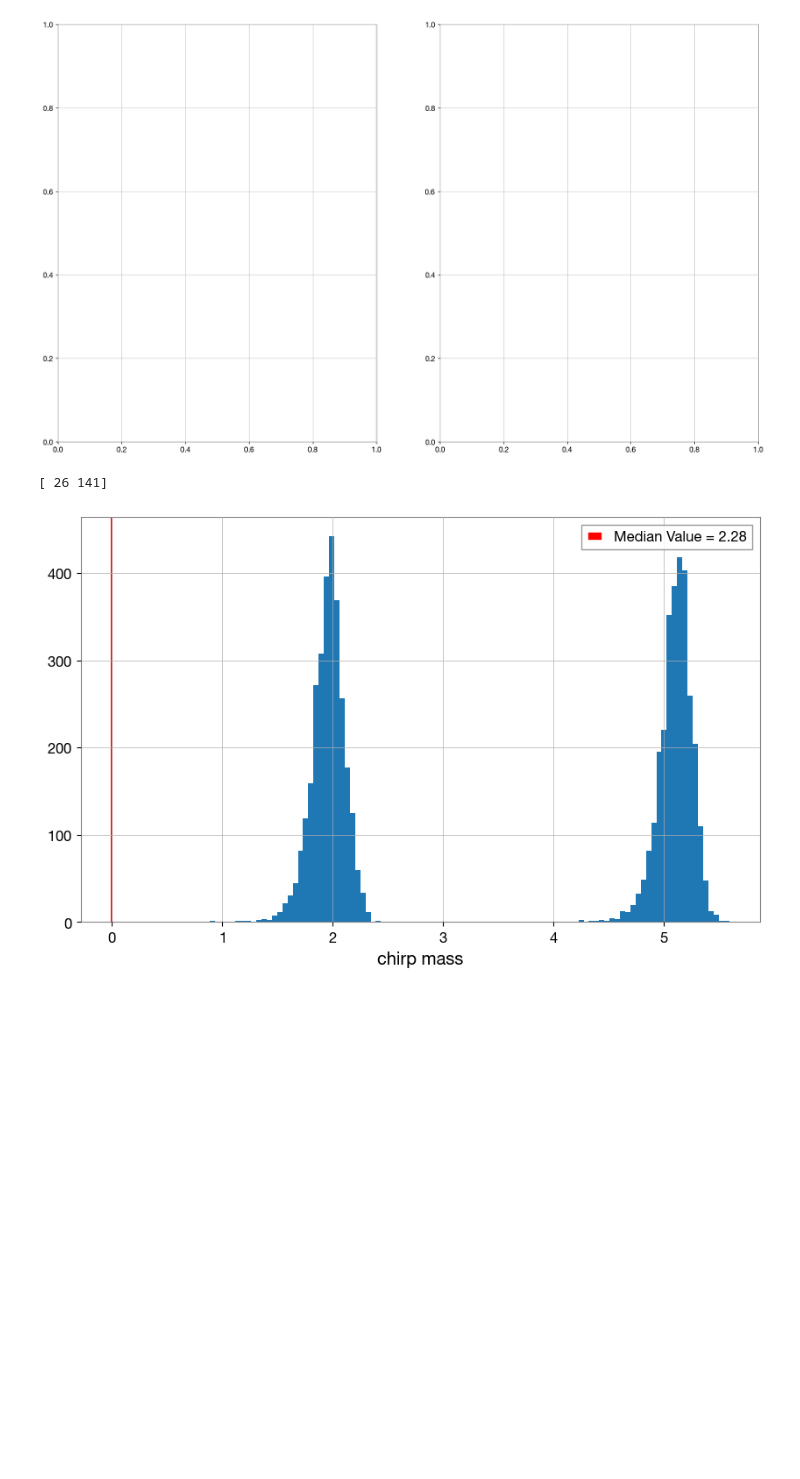
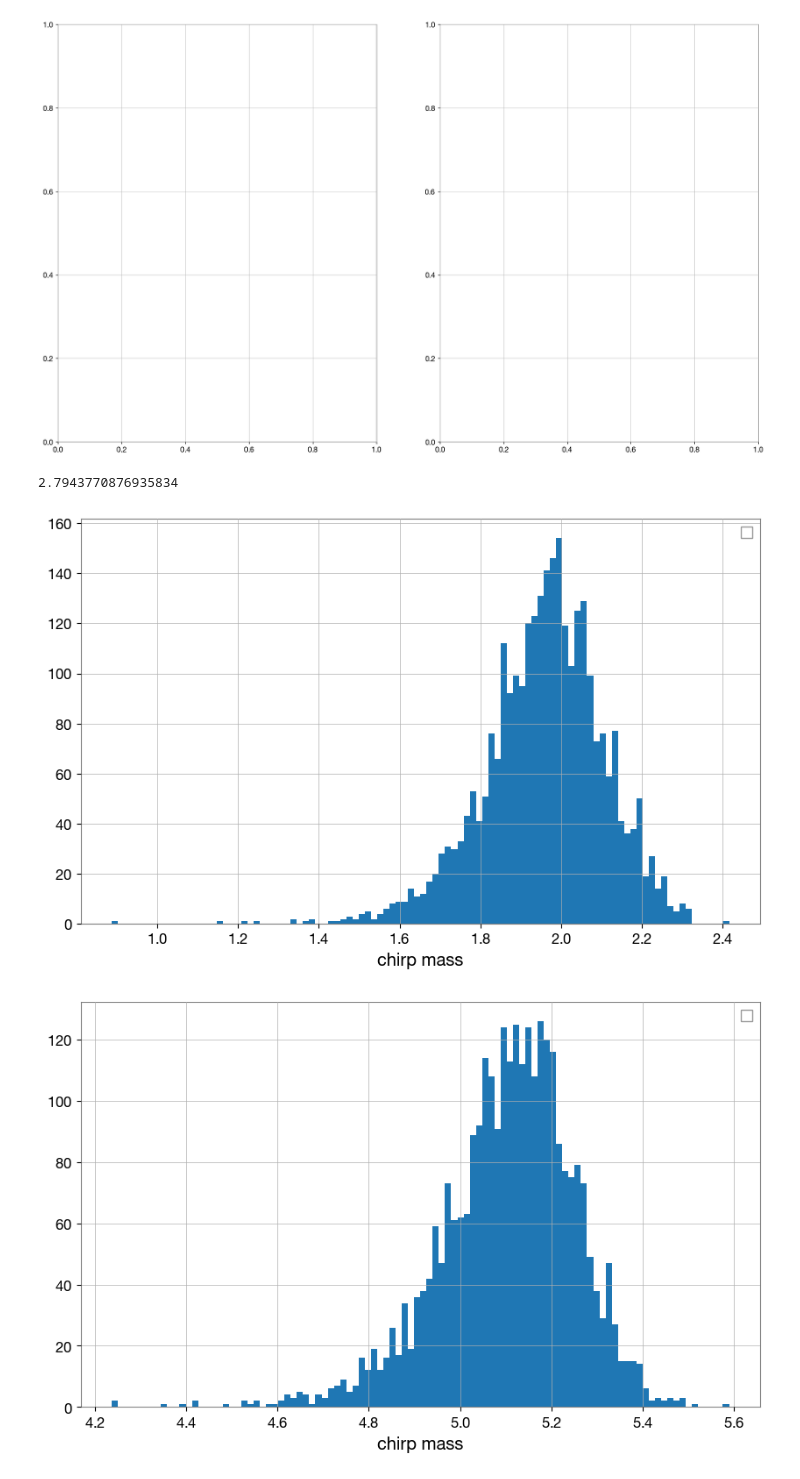
Before and after one commit to maxthebigcoda/astro-projects, a Jupyter notebook: parameter-estimation/bilby_real.ipynb, the cells around one changed output. Cells and saved outputs as stored; diff of their text form; code cells hidden in the pictures; blank space fills up the shorter version.

Commit message:
Seperated phase plots into two plots of first and second peak

```diff
--- a/parameter-estimation/bilby_real.ipynb
+++ b/parameter-estimation/bilby_real.ipynb
@@ -533,33 +569,59 @@ plt.show()
 # %%
 parameter = dict(phase = 3.14)
 # parameter = dict(mass_1 = 36.2)
 result_short.plot_corner(parameter)
 
 from scipy.signal import find_peaks
 
 phase = result_short.posterior["phase"]
+midpoint = (np.max(phase)/2)
+print(midpoint)
+first_peak = phase[phase < midpoint]
+second_peak = phase[phase > midpoint]
+# print((phase))
+
+# for i in np.arange(0,len(phase)):
+
+#     if phase[i] < midpoint:
+        # first_peak.append(phase[i])
 
 
 
-lower_bound = np.quantile(phase, 0.05)
-upper_bound = np.quantile(phase, 0.95)
-median = np.quantile(phase, 0.5)
+
+
+median = np.median(phase)
 midpoint = int(len(phase)/2)
+first_lower_bound = np.quantile(phase[:midpoint], 0.05)
+first_upper_bound = np.quantile(phase[:midpoint], 0.95)
+first_median = np.median(phase[1700:2300])
+
+
 
 first_median = np.quantile(phase[:midpoint],0.5)
 # first_median_index = (first_median).argmin()
 peaks,_ = find_peaks(phase[:midpoint],height = 5.5)#,distance = 2)
-print(peaks)
+# print(peaks)
 
 fig, ax = plt.subplots(figsize = (10,6))
-ax.hist(phase, bins=100,)
+ax.hist(first_peak, bins=100,)
 # ax.axvspan(lower_bound, upper_bound, color='C1', alpha=0.4)
 # ax.axvline(lower_bound,linestyle = '--',color = 'green', label = f'Upper Bound = {upper_bound:.2f}',linewidth = 3)
 # ax.axvline(upper_bound,linestyle = '--',color = 'green', label = f'Lower Bound = {lower_bound:.2f}',linewidth = 3)
-ax.axvline(first_median_index, color='red',label = f'Median Value = {first_median:.2f}')
+# ax.axvline(midpoint, color='red',label = f'Median Value = {first_median:.2f}')
 ax.set_xlabel("chirp mass")
 plt.legend()
 plt.show()
+
+fig, ax = plt.subplots(figsize = (10,6))
+ax.hist(second_peak, bins=100,)
+# ax.axvspan(lower_bound, upper_bound, color='C1', alpha=0.4)
+# ax.axvline(lower_bound,linestyle = '--',color = 'green', label = f'Upper Bound = {upper_bound:.2f}',linewidth = 3)
+# ax.axvline(upper_bound,linestyle = '--',color = 'green', label = f'Lower Bound = {lower_bound:.2f}',linewidth = 3)
+# ax.axvline(midpoint, color='red',label = f'Median Value = {first_median:.2f}')
+ax.set_xlabel("chirp mass")
+plt.legend()
+plt.show()
 # %% [output]
-[ 26 141]
+2.7943770876935834
-[figure, old version]
+[figure, new version]
+[figure, added]
```
Also changed, not shown: parts of 14 cells of this notebook.
